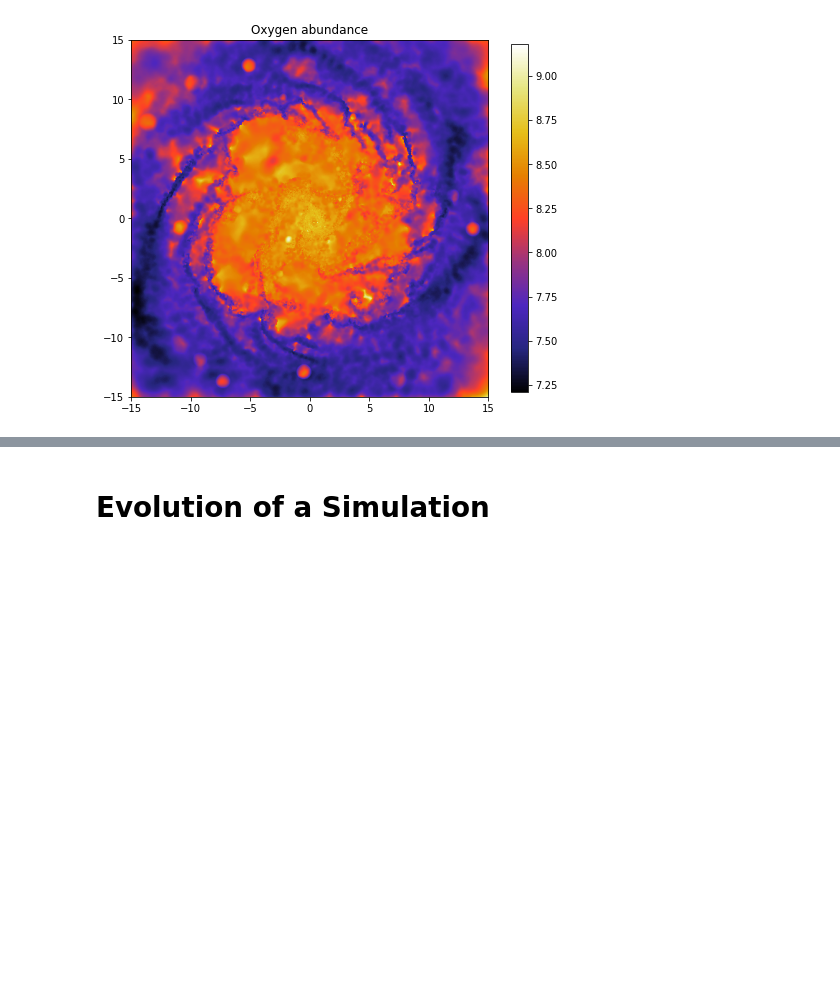
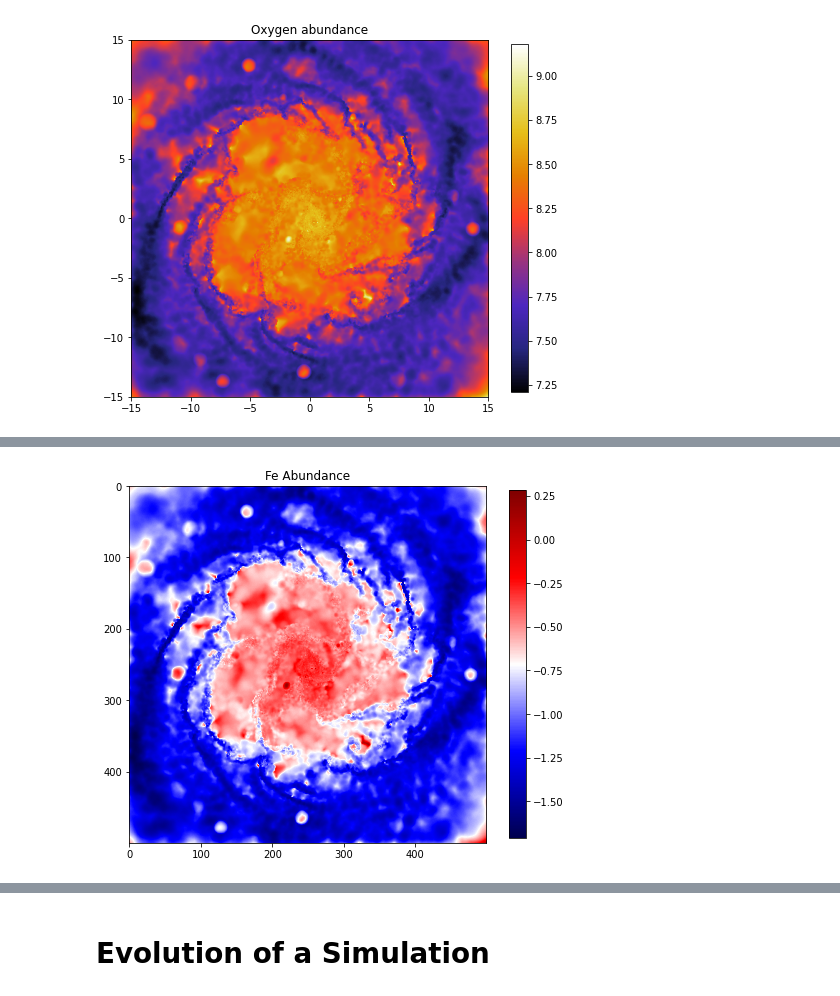
Before and after one commit to sebalepe/sphviewer_userguide, a Jupyter notebook: Sphviewer User Guide.ipynb, the cells around one changed output, grey strips where cells are left out. Saved outputs shown, nothing was run; the diff lists cells and outputs as text; code cells hidden in the pictures; blank space fills up the shorter version.

```diff
--- a/Sphviewer User Guide.ipynb
+++ b/Sphviewer User Guide.ipynb
@@ -515,0 +692,29 @@ r=10-400 // r=100
+# %%
+import numpy as np
+import matplotlib.pyplot as plt
+
+fe_mass = snap.part[0]['ElementAbundance'][:,4]
+h_mass = snap.part[0]['ElementAbundance'][:,6]
+
+x,y,z = snap.centroid(snap.pos)
+extent = [-15,15,-15,15]
+
+
+fe_qv = snap.quickview(r='infinity', pos=snap.pos[0], mass=fe_mass, x=x,y=y,z=z, extent=extent, plot=False,
+                        logscale=False, nb=15)
+h_qv = snap.quickview(r='infinity', pos=snap.pos[0], mass=h_mass, x=x,y=y,z=z, extent=extent, plot=False,
+                        logscale=False, nb=15)
+
+h_img = h_qv.get_image()
+fe_img = fe_qv.get_image()
+
+fe_ab = 4.5 + np.log10(fe_img/55) - np.log10(h_img/1)
+
+plt.figure(figsize=(8,8))
+vmin, vmax = snap.get_v(fe_ab, 1, 1)
+plt.imshow(fe_ab, vmin=vmin, vmax=vmax, cmap='seismic')
+plt.colorbar(shrink=0.8)
+plt.title('Fe Abundance')
+plt.show()
+# %% [output]
+[figure, added]
```
Also changed, not shown: parts of 64 cells of this notebook, 36 other files.
